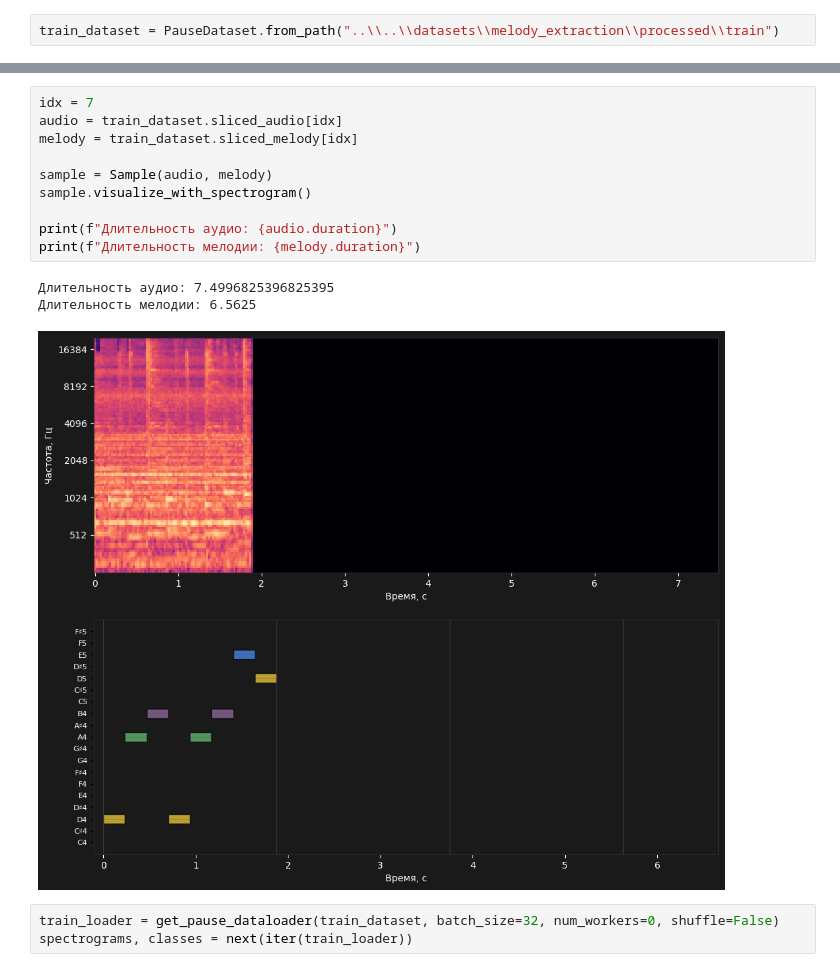
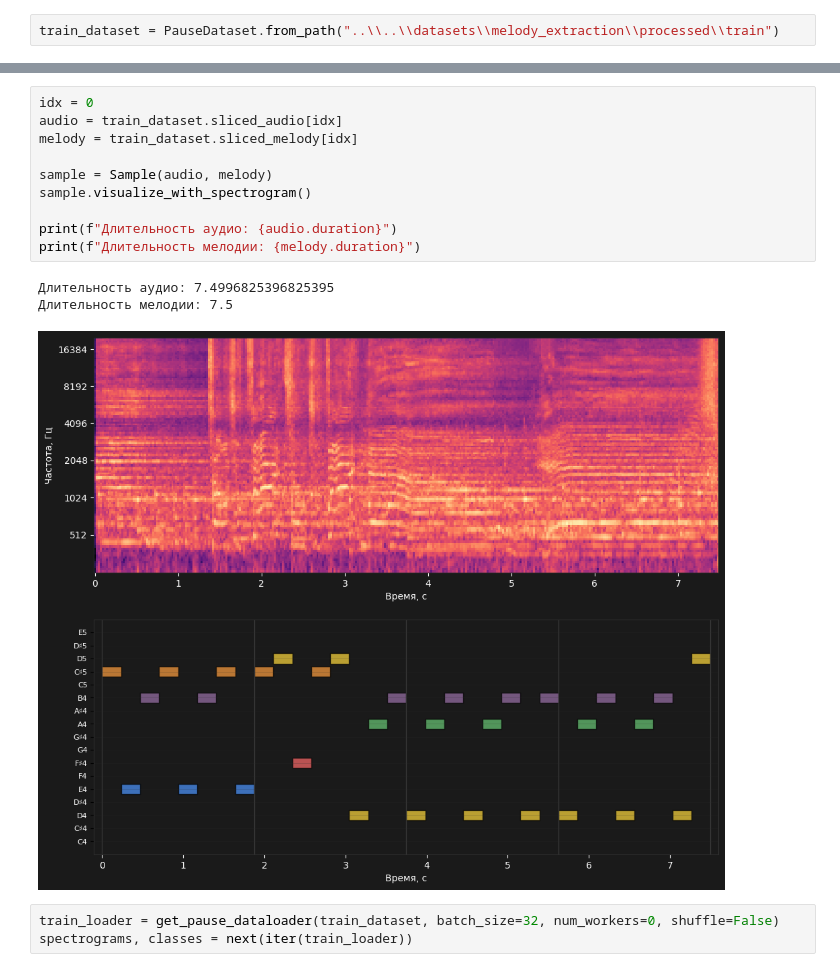
Before and after one commit to HerrPhoton/plagitune, a Jupyter notebook: notebooks/pipelines/PauseNet_pipeline.ipynb, the cells around one changed output, grey strips where cells are left out. Drawn from its saved outputs; the diff is of its cells as text.

```diff
--- a/notebooks/pipelines/PauseNet_pipeline.ipynb
+++ b/notebooks/pipelines/PauseNet_pipeline.ipynb
@@ -17,17 +17,17 @@ print(len(train_dataset.sliced_melody))
 # %%
-idx = 7
+idx = 0
 audio = train_dataset.sliced_audio[idx]
 melody = train_dataset.sliced_melody[idx]
 
 sample = Sample(audio, melody)
 sample.visualize_with_spectrogram()
 
 print(f"Длительность аудио: {audio.duration}")
 print(f"Длительность мелодии: {melody.duration}")
 # %% [output]
 Длительность аудио: 7.4996825396825395
-Длительность мелодии: 6.5625
+Длительность мелодии: 7.5
-[figure, old version]
+[figure, new version]
 # %%
 train_loader = get_pause_dataloader(train_dataset, batch_size=32, num_workers=0, shuffle=False)
 spectrograms, classes = next(iter(train_loader))
```
Also changed, not shown: parts of 4 cells of this notebook, 9 other files.
